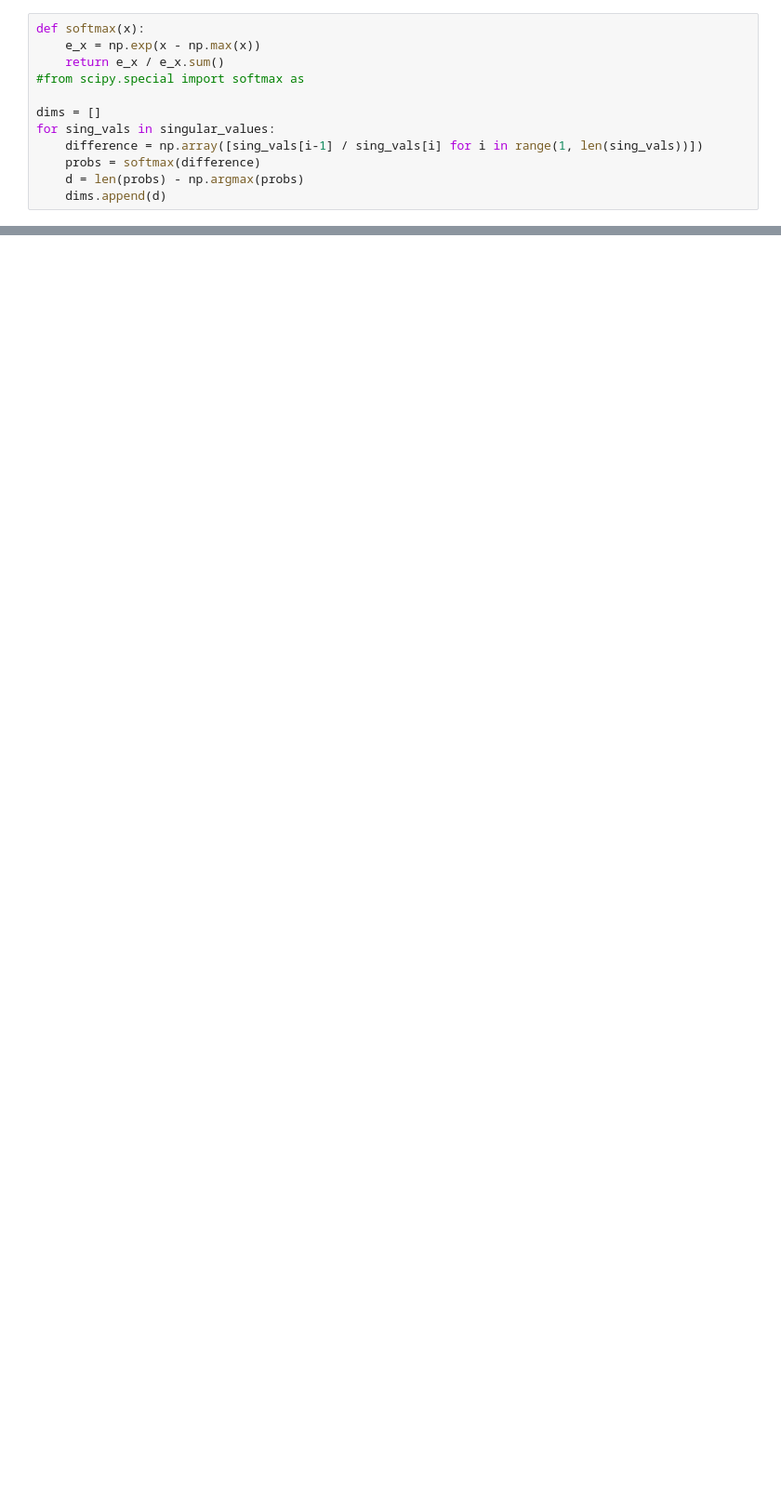
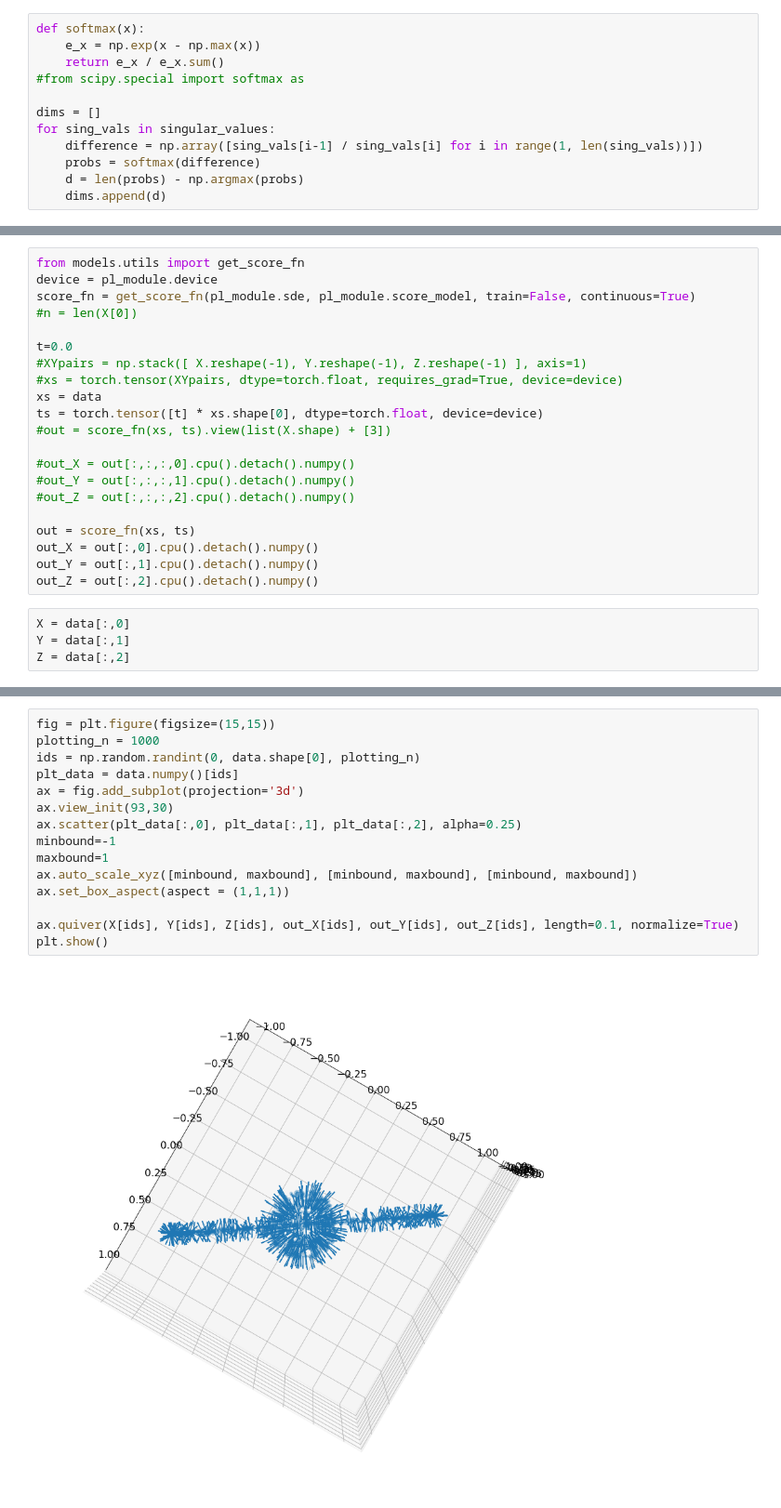
Before and after one commit to GBATZOLIS/conditional_score_diffusion, a Jupyter notebook: notebooks/different_dims.ipynb, the cells around one changed output, grey strips where cells are left out. Shown: that part at 93% size. Saved outputs shown, nothing was run; the diff lists cells and outputs as text; blank space fills up the shorter version.

```diff
--- a/notebooks/different_dims.ipynb
+++ b/notebooks/different_dims.ipynb
@@ -72,0 +99,25 @@ fig.show()
+# %%
+from models.utils import get_score_fn
+device = pl_module.device
+score_fn = get_score_fn(pl_module.sde, pl_module.score_model, train=False, continuous=True)
+#n = len(X[0])
+
+t=0.0
+#XYpairs = np.stack([ X.reshape(-1), Y.reshape(-1), Z.reshape(-1) ], axis=1)
+#xs = torch.tensor(XYpairs, dtype=torch.float, requires_grad=True, device=device)
+xs = data
+ts = torch.tensor([t] * xs.shape[0], dtype=torch.float, device=device)
+#out = score_fn(xs, ts).view(list(X.shape) + [3])
+
+#out_X = out[:,:,:,0].cpu().detach().numpy()
+#out_Y = out[:,:,:,1].cpu().detach().numpy()
+#out_Z = out[:,:,:,2].cpu().detach().numpy()
+
+out = score_fn(xs, ts)
+out_X = out[:,0].cpu().detach().numpy()
+out_Y = out[:,1].cpu().detach().numpy()
+out_Z = out[:,2].cpu().detach().numpy()
+# %%
+X = data[:,0]
+Y = data[:,1]
+Z = data[:,2]
@@ -72,0 +201,17 @@ fig.show()
+# %%
+fig = plt.figure(figsize=(15,15))
+plotting_n = 1000
+ids = np.random.randint(0, data.shape[0], plotting_n)
+plt_data = data.numpy()[ids]
+ax = fig.add_subplot(projection='3d')
+ax.view_init(93,30)
+ax.scatter(plt_data[:,0], plt_data[:,1], plt_data[:,2], alpha=0.25)
+minbound=-1
+maxbound=1
+ax.auto_scale_xyz([minbound, maxbound], [minbound, maxbound], [minbound, maxbound])
+ax.set_box_aspect(aspect = (1,1,1))
+
+ax.quiver(X[ids], Y[ids], Z[ids], out_X[ids], out_Y[ids], out_Z[ids], length=0.1, normalize=True)
+plt.show()
+# %% [output]
+[figure, added]
```
Also changed, not shown: parts of 10 cells of this notebook, 4 other files.
